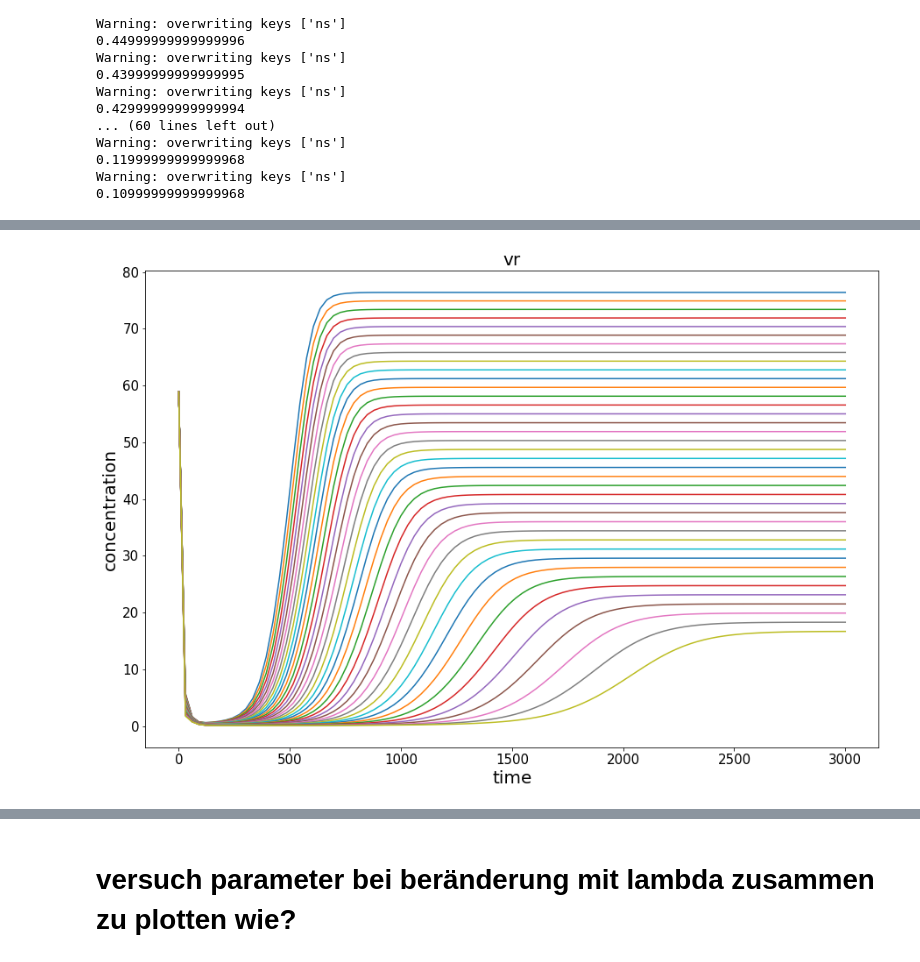
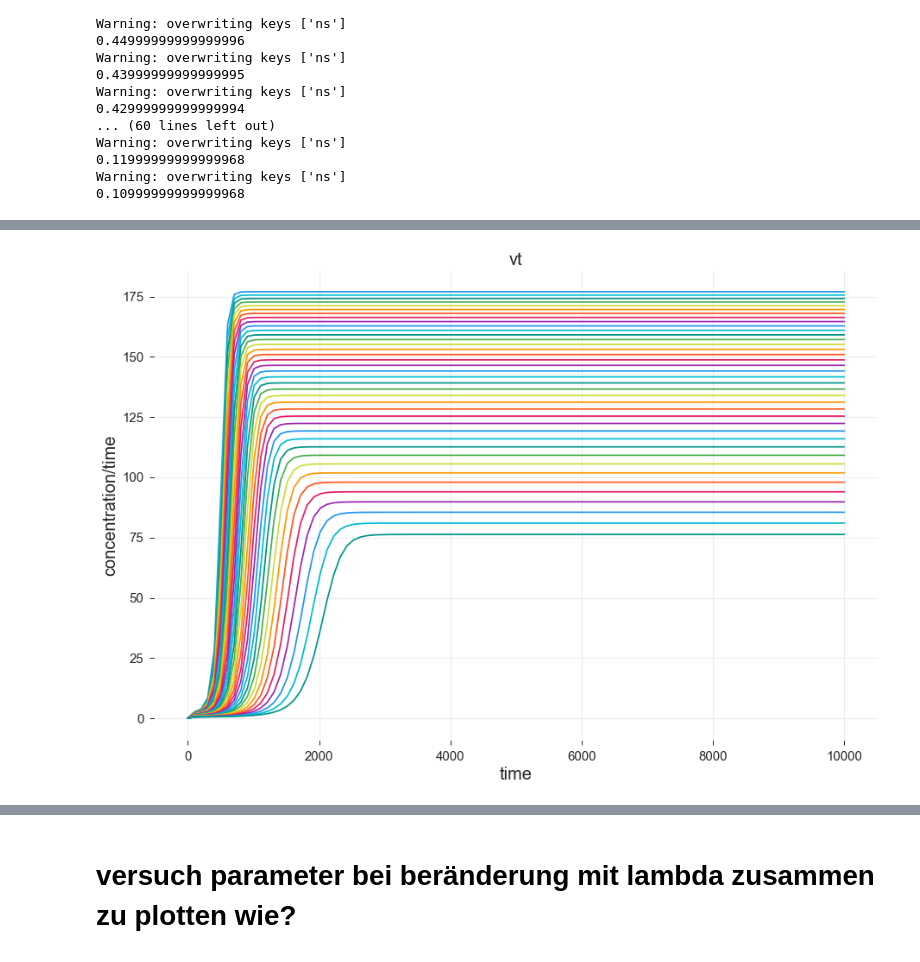
Before and after one commit to EllenOldenburg/bachelor_thesis, a Jupyter notebook: code/Raten/raten_ns.ipynb, the cells around one changed output, grey strips where cells are left out. Drawn from its saved outputs; the diff is of its cells as text; code cells hidden in the pictures.

```diff
--- a/code/Raten/raten_ns.ipynb
+++ b/code/Raten/raten_ns.ipynb
@@ -30,7 +31,7 @@ for _ in np.linspace(0,5,39):#range(0,4):
     s = modelbase.Simulator(m)
     #                         ['si',       'a',     'mr',     'mt',   'mm',    'mq',    'cr', 'ct', 'cm', 'cq', 'pr',   'pt',    'pm',     'pq']
     weise_values = np.array([31096.192, 43297.502, 8514.558, 49.333, 49.333, 8811.960, 348.675, 0, 357.898, 0, 0.0414, 471.364, 471.364 , 471.364])
-    changedValuesOverTimeArray = s.timeCourse(np.linspace(0,3000,100),weise_values);
+    changedValuesOverTimeArray = s.timeCourse(np.linspace(0,10000,1000),weise_values);
     ratesvr.append(s.getRate('vr',r= None))
     ratesvt.append(s.getRate('vt',r= None))
     ratesvm.append(s.getRate('vm',r= None))
@@ -91,0 +95,26 @@ Warning: overwriting keys ['ns']
+# %%
+plt.figure(figsize=(20,10))
+
+n_lines = 39
+
+color_idx = np.linspace(0, 1, n_lines)
+
+#for j, data in enumerate(valuesOneHundredTimeSteps):
+#    Plotlist[0].plot(newT, valuesOneHundredTimeSteps[j][:,10],'-', color=plt.cm.RdBu(color_idx[j]), lw=3)
+
+ribosomen = []
+
+for i, data in enumerate(ratesvr):
+    plt.plot(s.getT(),ratesvr[i], '-', label = 'pr', color=plt.cm.RdBu(color_idx[i]))
+    ribosomen.append(ratesvr[i][-1])
+plt.plot(s.getT(),ratesvr[0], '-', label = 'pr', color="red")
+plt.plot(s.getT(),ratesvr[38], '-', label = 'pr', color="blue")
+plt.title('Ribosomes', size ='30')
+plt.xlabel('time steps', size ='25')
+plt.ylabel('concentration [molecules/min cell]', size ='25')
+plt.tick_params(**{'labelsize': 20})
+#plt.set_ylim(0,2000)
+plt.xlim(0,3000)
+plt.show()
+
+print(ribosomen)
@@ -92,14 +311,14 @@ Warning: overwriting keys ['ns']
 # %%
 # Plotten Sie die zeitliche Entwicklung
 plt.figure(figsize=(15,10))
-plt.title('vr', size = 20)
+plt.title('vt', size = 20)
 plt.xlabel('time', size = 20)
-plt.ylabel('concentration', size = 20)
+plt.ylabel('concentration/time', size = 20)
 plt.xticks(size = 15)
 plt.yticks(size = 15)
 
-for i, data in enumerate(ratesvr):
-    plt.plot(s.getT(),ratesvr[i], label = 'pr')
+for i, data in enumerate(ratesvt):
+    plt.plot(s.getT(),ratesvt[i], '-',label = 'pr')
 #plt.legend(loc = 'lower right',prop = {'size': 20})
 # %% [output]
-[figure, old version]
+[figure, new version]
```
Also changed, not shown: parts of 13 cells of this notebook, 46 other files.
